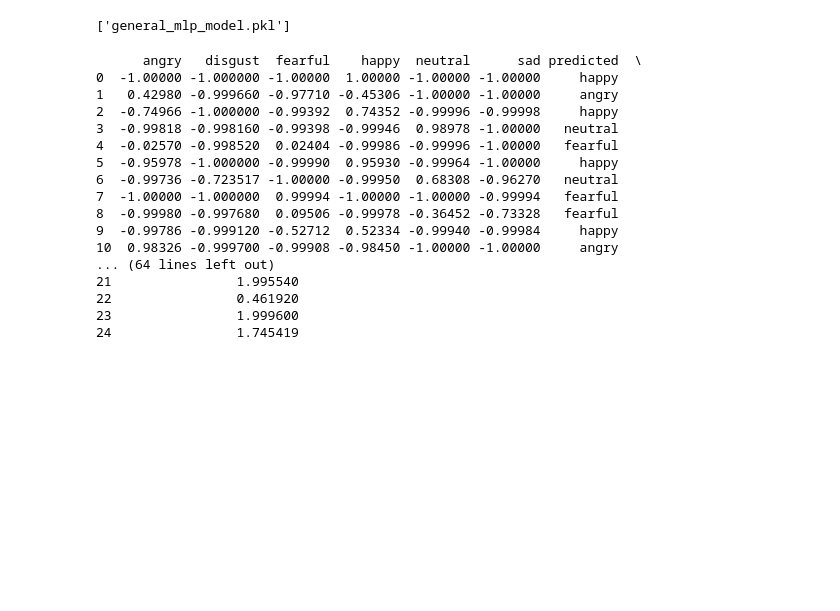
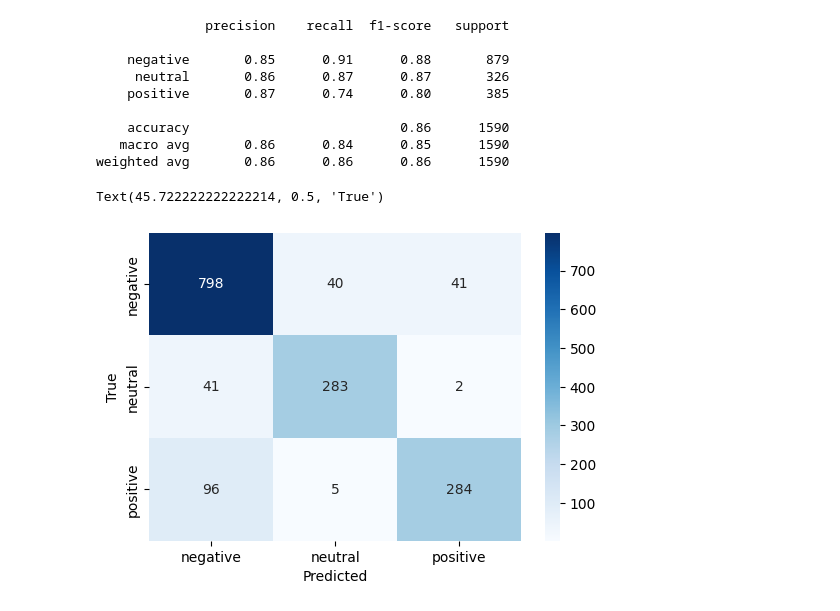
Before and after one commit to JudahKeelin/Jupyter-Projects, a Jupyter notebook: Important Files/MLPGridGeneralModelTraining.ipynb, the cells around one changed output. Drawn from its saved outputs; the diff is of its cells as text; code cells hidden in the pictures; blank space fills up the shorter version.

```diff
--- a/Important Files/MLPGridGeneralModelTraining.ipynb
+++ b/Important Files/MLPGridGeneralModelTraining.ipynb
@@ -88,41 +171,32 @@ weighted avg       0.73      0.73      0.72       637
 # %%
 #joblib.dump(mlp, 'general_mlp_model.pkl')
+overfitTest = general_pipeline.predict(x_train)
+overfitTestProba = general_pipeline.predict_proba(x_train)
+print(classification_report(y_train, overfitTest, target_names=classes))
+
+cm = confusion_matrix(y_train, overfitTest)
+
+# Plot
+plt.figure(figsize=(6, 4))
+sns.heatmap(
+    cm,
+    annot=True,
+    fmt="d",
+    cmap="Blues",
+    xticklabels=classes,
+    yticklabels=classes
+)
+plt.xlabel("Predicted")
+plt.ylabel("True")
 # %% [output]
-['general_mlp_model.pkl']
+              precision    recall  f1-score   support
+
+    negative       0.85      0.91      0.88       879
+     neutral       0.86      0.87      0.87       326
+    positive       0.87      0.74      0.80       385
+
+    accuracy                           0.86      1590
+   macro avg       0.86      0.84      0.85      1590
+weighted avg       0.86      0.86      0.86      1590
+Text(45.722222222222214, 0.5, 'True')
+[figure, added]
-# %%
-#predict_proba
-probabilities = mlp.predict_proba(x_test).round(5)
-scaler = joblib.load("mlp_prob_scaler.pkl")
-probabilities = scaler.transform(probabilities)
-probabilities_df = pd.DataFrame(probabilities, columns=mlp.classes_)
-probabilities_df["predicted"] = mlp.predict(x_test)
-first_best_indices = np.argsort(probabilities, axis=1)[:, -1]
-second_best_indices = np.argsort(probabilities, axis=1)[:, -2]
-probabilities_df["second_best"] = [mlp.classes_[i] for i in second_best_indices]
-probabilities_df["emotion"] = y_test["emotion"]
-probabilities_df["correct"] = probabilities_df["predicted"] == probabilities_df["emotion"]
-probabilities_df["second_best_correct"] = probabilities_df["second_best"] == probabilities_df["emotion"]
-probabilities_df["at_least_one_correct"] = probabilities_df["correct"] | probabilities_df["second_best_correct"]
-probabilities_df["probability_difference"] = probabilities[np.arange(len(probabilities)), first_best_indices] - probabilities[np.arange(len(probabilities)), second_best_indices]
-
-print(probabilities_df[:25])
-
-probabilities_df.to_csv("mlp_grid_analysis_data.csv", index=False)
-# %% [output]
-      angry   disgust  fearful    happy  neutral      sad predicted  \
-0  -1.00000 -1.000000 -1.00000  1.00000 -1.00000 -1.00000     happy
-1   0.42980 -0.999660 -0.97710 -0.45306 -1.00000 -1.00000     angry
-2  -0.74966 -1.000000 -0.99392  0.74352 -0.99996 -0.99998     happy
-3  -0.99818 -0.998160 -0.99398 -0.99946  0.98978 -1.00000   neutral
-4  -0.02570 -0.998520  0.02404 -0.99986 -0.99996 -1.00000   fearful
-5  -0.95978 -1.000000 -0.99990  0.95930 -0.99964 -1.00000     happy
-6  -0.99736 -0.723517 -1.00000 -0.99950  0.68308 -0.96270   neutral
-7  -1.00000 -1.000000  0.99994 -1.00000 -1.00000 -0.99994   fearful
-8  -0.99980 -0.997680  0.09506 -0.99978 -0.36452 -0.73328   fearful
-9  -0.99786 -0.999120 -0.52712  0.52334 -0.99940 -0.99984     happy
-10  0.98326 -0.999700 -0.99908 -0.98450 -1.00000 -1.00000     angry
-... (64 lines left out)
-21                1.995540
-22                0.461920
-23                1.999600
-24                1.745419
```
Also changed, not shown: parts of 7 cells of this notebook, 49 other files.
